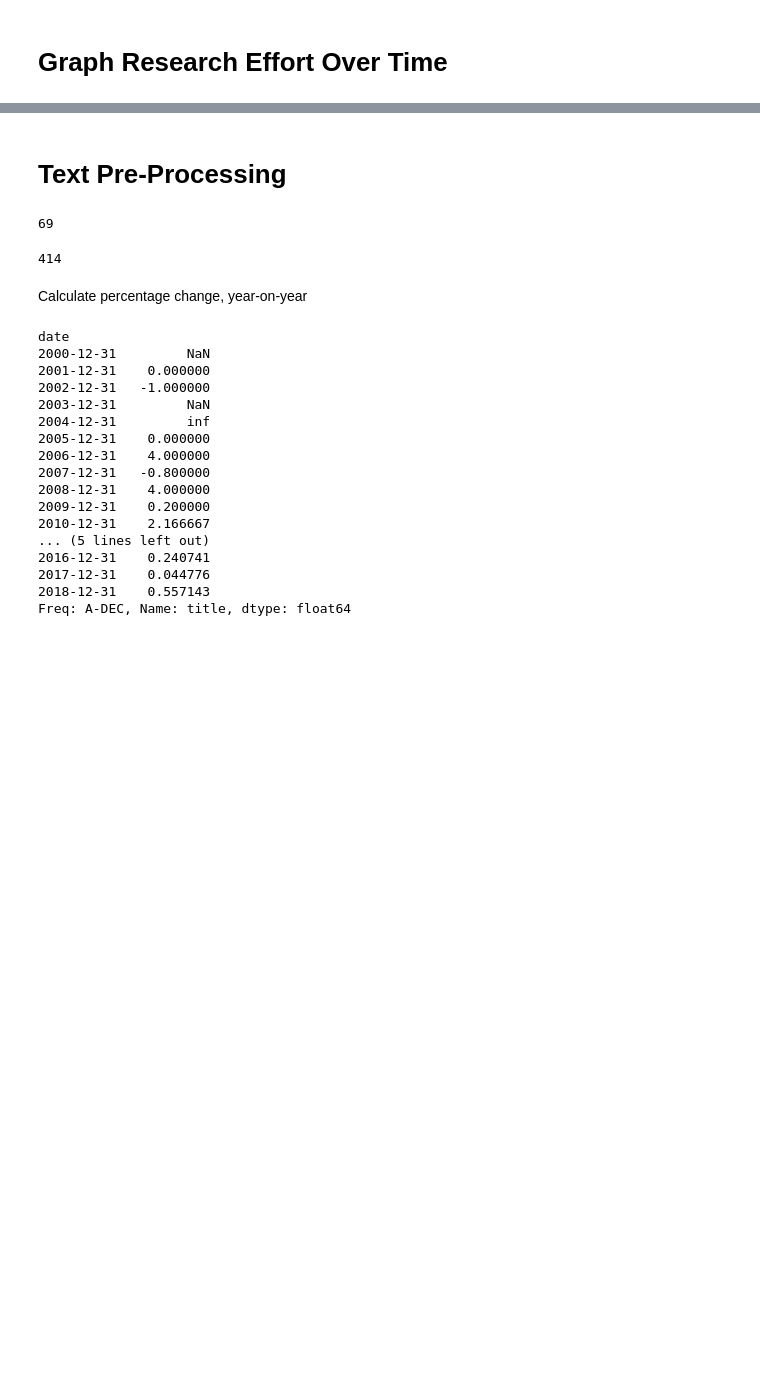
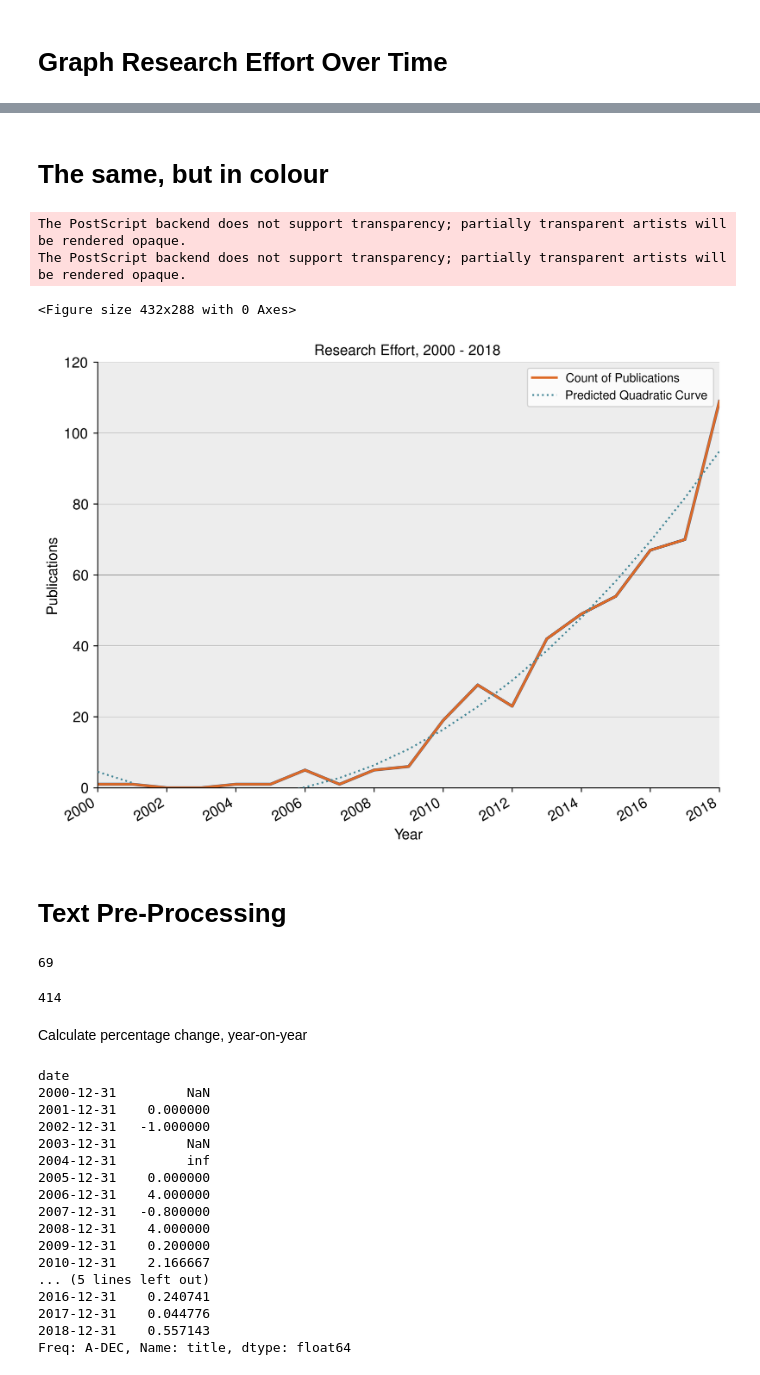
Before and after one commit to urschrei/WIREs, a Jupyter notebook: WIREs.ipynb, the cells around one changed output, grey strips where cells are left out. Drawn from its saved outputs; the diff is of its cells as text; code cells hidden in the pictures; blank space fills up the shorter version.

```diff
--- a/WIREs.ipynb
+++ b/WIREs.ipynb
@@ -352,3 +368,76 @@ plt.show()
+# %% [markdown]
+# The same, but in colour
+# %%
+plt.clf()
+fig, ax = plt.subplots(1, figsize=(8.0, 6.0), dpi=255)
+
+ax.grid(b=False)
+ax.spines["top"].set_visible(False)
+ax.spines["right"].set_visible(False)
+ax.set_facecolor("none")
+orig = (
+    combined_by_year['title_count']
+    .plot(
+        ax=ax,
+        color="#de6b28",
+        fontsize=fontsize,
+        zorder=2,
+        x_compat=True,
+        lw=2,
+        label="Count of Publications"
+    )
+)
+
+bg = (
+    combined_by_year['title_count']
+    .plot(
+        ax=ax,
+        color="#233b66",
+        fontsize=fontsize,
+        zorder=1,
+        x_compat=True,
+        lw=2.4,
+        label="nope"
+    )
+)
+
+# plot fitted polynomial
+pred_q = (
+    combined_by_year["quadratic"]
+    .plot(
+        ax=ax,
+        color="#438696",
+        linestyle=":",
+        zorder=3,
+        label="Predicted Quadratic Curve"
+    )
+)
+
+
+
+ax.set_ylabel("Publications", fontsize=fontsize)
+
+plt.title("Research Effort, 2000 - 2018")
+ax.set_xlabel("Year", fontsize=fontsize)
+ax.set_ylim(0, 120)
+h, l = ax.get_legend_handles_labels()
+leg = ax.legend(
+    [h[0], h[2]],
+    ["Count of Publications", "Predicted Quadratic Curve"]
+)
+# manually set the years JFC
+plt.xlim(datetime(2000, 1, 1), datetime(2018, 1, 1))
+ax.set_facecolor("#ededed")
+ax.yaxis.grid(linestyle="-", linewidth="0.25", color="#696969")
+plt.tight_layout()
+plt.savefig("combined_time_colour.png", dpi=300)
+plt.savefig("combined_time_colour.eps", dpi=300)
+plt.show()
+# %% [output]
+The PostScript backend does not support transparency; partially transparent artists will be rendered opaque.
+The PostScript backend does not support transparency; partially transparent artists will be rendered opaque.
+<Figure size 432x288 with 0 Axes>
+[figure, added]
 # %% [markdown]
 # Text Pre-Processing
 # %%
```
Also changed, not shown: parts of 17 cells of this notebook, 11 other files.
